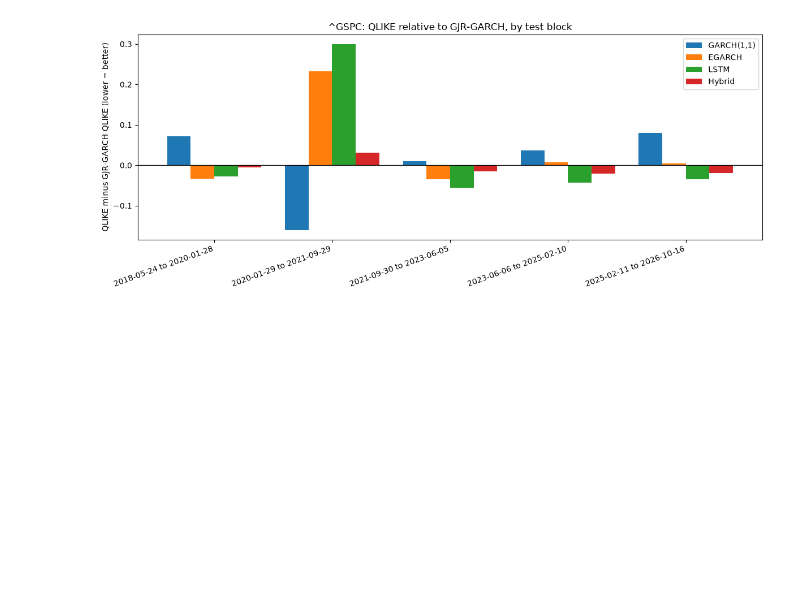
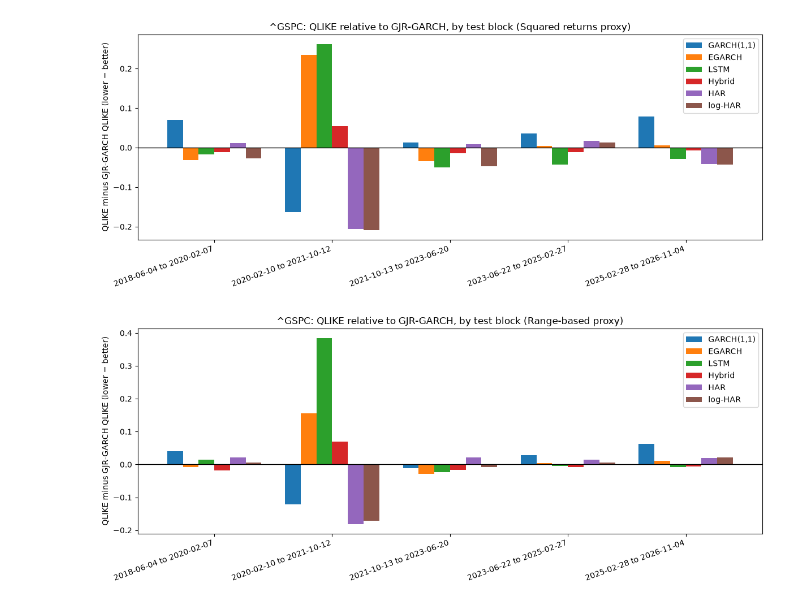
Before and after one commit to laurenbe06/volatility-forecasting, a Jupyter notebook: notebooks/10_rolling_origin.ipynb, the cells around one changed output. Drawn from its saved outputs; the diff is of its cells as text; code cells hidden in the pictures; blank space fills up the shorter version.

```diff
--- a/notebooks/10_rolling_origin.ipynb
+++ b/notebooks/10_rolling_origin.ipynb
@@ -13,7 +13,8 @@ from arch.bootstrap import MCS
 
 TICKERS = ["^GSPC"]                       # add e.g. "AAPL", "JPM" if you like (about 5 min per asset)
 START = "2010-01-01"
-N_SEEDS = 3                               # 5 for a final run
+N_SEEDS = 5
+REFIT_EVERY = 20                          # HAR re-estimation frequency (days) within each fold
 LOOK = 22
 FOLD_STARTS = [0.5, 0.6, 0.7, 0.8, 0.9]   # training ends at these fractions of the data
 FOLD_LEN = 0.1                            # each test block = next 10% of the data
@@ -138,19 +189,16 @@ WARNING:tensorflow:TensorFlow GPU support is not available on native Windows for
 # %%
-def fold_table(tk):
-    r = load_returns(tk)
+def fold_table(tk, proxy_name):
     rows = {}
     for fc in folds[tk]:
-        proxy = r.loc[fc.index] ** 2
-        q = fc.apply(lambda f: (np.log(f) + proxy / f).mean())
-        rows[f"{fc.index[0].date()} to {fc.index[-1].date()}"] = q
+        proxy = proxies[tk][proxy_name].loc[fc.index]
+        rows[f"{fc.index[0].date()} to {fc.index[-1].date()}"] = fc.apply(lambda f: (np.log(f) + proxy / f).mean())
     return pd.DataFrame(rows).T
 
-tables = {tk: fold_table(tk) for tk in TICKERS}
-for tk, tab in tables.items():
-    print(tk, "- QLIKE by test block (lower is better)")
+tables = {(tk, pn): fold_table(tk, pn) for tk in TICKERS for pn in proxies[tk]}
+for (tk, pn), tab in tables.items():
+    print(f"{tk} - QLIKE by test block, {pn} proxy (lower is better)")
     display(tab.round(4))
     rel = tab.sub(tab["GJR-GARCH"], axis=0)
-    print(f"Hybrid beats GJR-GARCH in {(rel['Hybrid'] < 0).sum()} of {len(rel)} blocks; "
-          f"LSTM in {(rel['LSTM'] < 0).sum()}; EGARCH in {(rel['EGARCH'] < 0).sum()}; "
-          f"GARCH(1,1) in {(rel['GARCH(1,1)'] < 0).sum()}\n")
+    print("Folds in which each model beats GJR-GARCH: " +
+          ", ".join(f"{m} {(rel[m] < 0).sum()}/{len(rel)}" for m in rel.columns if m != "GJR-GARCH") + "\n")
 # %% [output]
@@ -203,0 +293,10 @@ Diebold-Mariano vs GJR-GARCH (negative = model has lower loss):
+# %%
+# COVID fold: the test block that contains March 2020
+for tk in TICKERS:
+    k = [i for i, fc in enumerate(folds[tk]) if fc.index[0] <= pd.Timestamp("2020-03-16") <= fc.index[-1]]
+    assert len(k) == 1, "no unique fold contains 2020-03-16"
+    fc = folds[tk][k[0]]
+    print(f"===== {tk}: COVID fold, {fc.index[0].date()} to {fc.index[-1].date()} ({len(fc)} days) =====")
+    for pn, p in proxies[tk].items():
+        proxy = p.loc[fc.index]
+        summarize(fc.apply(lambda f: np.log(f) + proxy / f), f"{pn} proxy")
@@ -204,10 +346,11 @@ Diebold-Mariano vs GJR-GARCH (negative = model has lower loss):
 # %%
-for tk, tab in tables.items():
-    rel = tab[["GARCH(1,1)", "EGARCH", "LSTM", "Hybrid"]].sub(tab["GJR-GARCH"], axis=0)
+for (tk, pn), tab in tables.items():
+    rel = tab[["GARCH(1,1)", "EGARCH", "LSTM", "Hybrid", "HAR", "log-HAR"]].sub(tab["GJR-GARCH"], axis=0)
     ax = rel.plot(kind="bar", figsize=(12, 5), width=0.8)
     ax.axhline(0, color="black", lw=1)
     ax.set_ylabel("QLIKE minus GJR-GARCH QLIKE (lower = better)")
-    ax.set_title(f"{tk}: QLIKE relative to GJR-GARCH, by test block")
+    ax.set_title(f"{tk}: QLIKE relative to GJR-GARCH, by test block ({pn} proxy)")
     plt.xticks(rotation=20, ha="right"); plt.tight_layout(); plt.show()
 # %% [output]
-[figure, old version]
+[figure, new version]
+[figure, added]
```
Also changed, not shown: parts of 5 cells of this notebook.
